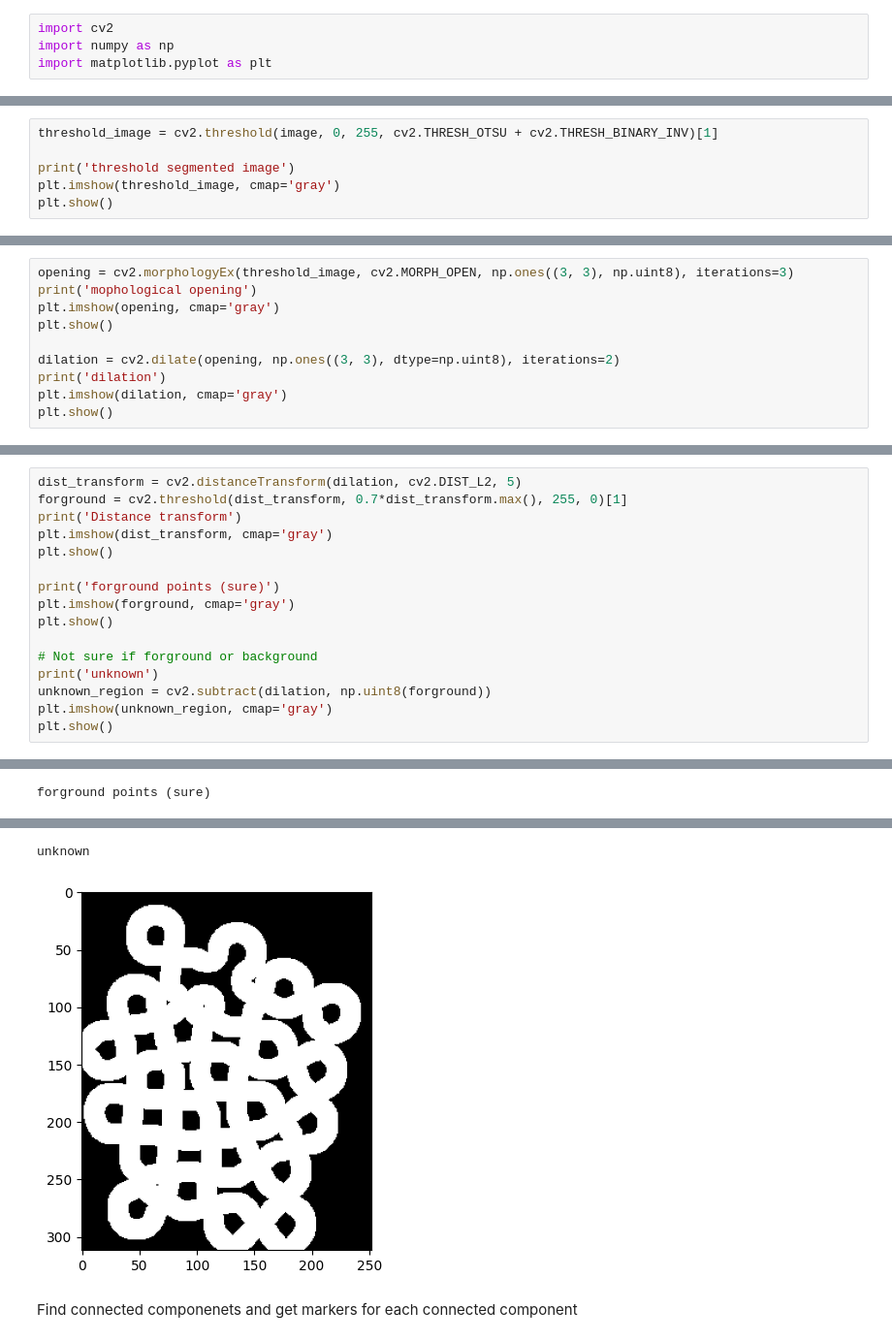
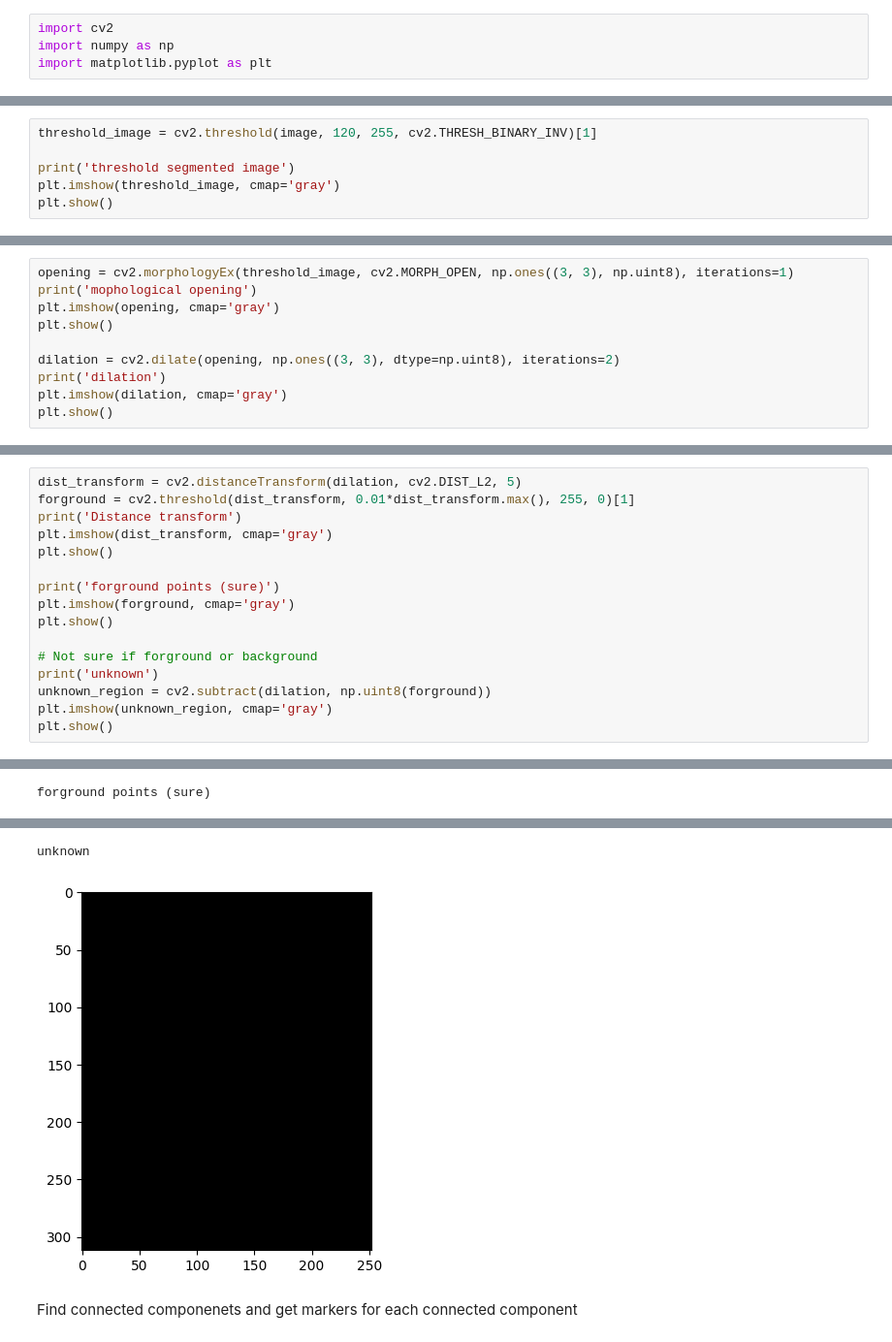
Before and after one commit to rtarun9/ComputerVision_ImageProcessing, a Jupyter notebook: image_processing/water_shed_segmentation.ipynb, the cells around one changed output, grey strips where cells are left out. Shown: that part at 97% size. Drawn from its saved outputs; the diff is of its cells as text.

```diff
--- a/image_processing/water_shed_segmentation.ipynb
+++ b/image_processing/water_shed_segmentation.ipynb
@@ -28,5 +34,5 @@ Performing threshold based segmentation
 # %%
-threshold_image = cv2.threshold(image, 0, 255, cv2.THRESH_OTSU + cv2.THRESH_BINARY_INV)[1]
+threshold_image = cv2.threshold(image, 120, 255, cv2.THRESH_BINARY_INV)[1]
 
 print('threshold segmented image')
 plt.imshow(threshold_image, cmap='gray')
@@ -39,5 +47,5 @@ Noise Removal using morphological opening, and dilation to make pixels around bo
 # %%
-opening = cv2.morphologyEx(threshold_image, cv2.MORPH_OPEN, np.ones((3, 3), np.uint8), iterations=3)
+opening = cv2.morphologyEx(threshold_image, cv2.MORPH_OPEN, np.ones((3, 3), np.uint8), iterations=1)
 print('mophological opening')
 plt.imshow(opening, cmap='gray')
 plt.show()
@@ -56,6 +70,6 @@ Distance Transform : As pixels get further away from a bunch of 0's, the intensi
 # %%
 dist_transform = cv2.distanceTransform(dilation, cv2.DIST_L2, 5)
-forground = cv2.threshold(dist_transform, 0.7*dist_transform.max(), 255, 0)[1]
+forground = cv2.threshold(dist_transform, 0.01*dist_transform.max(), 255, 0)[1]
 print('Distance transform')
 plt.imshow(dist_transform, cmap='gray')
 plt.show()
@@ -77,5 +91,5 @@ forground points (sure)
 unknown
-[figure, old version]
+[figure, new version]
 # %% [markdown]
 Find connected componenets and get markers for each connected component
 # %%
```
Also changed, not shown: parts of 10 cells of this notebook, 10 other files.
